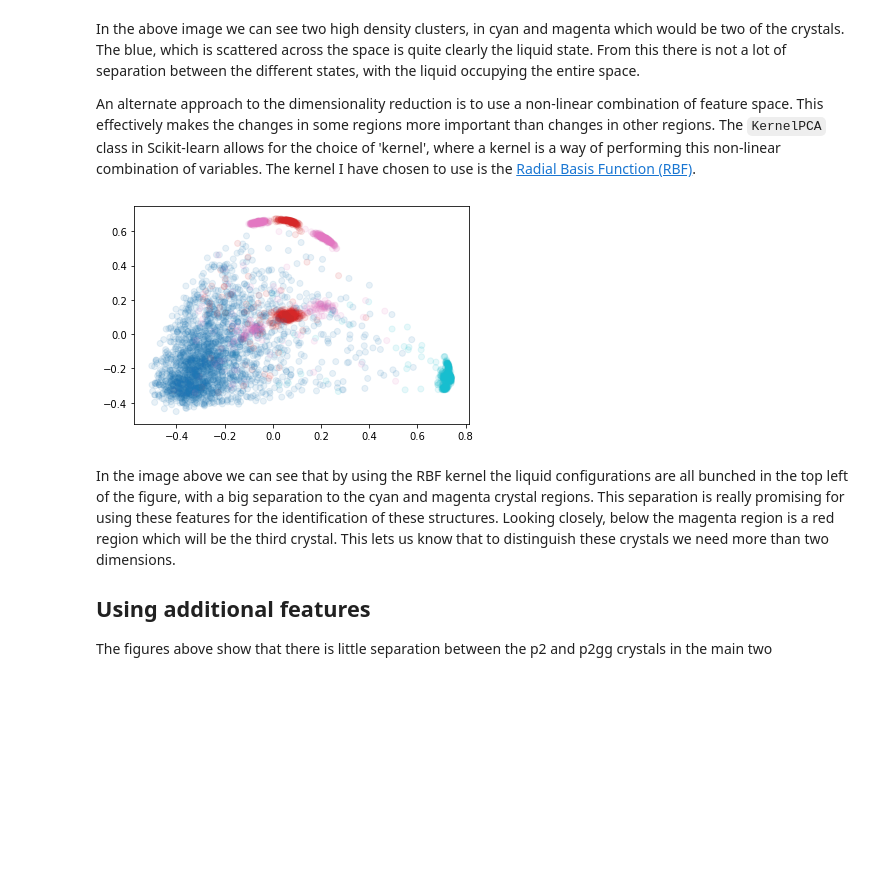
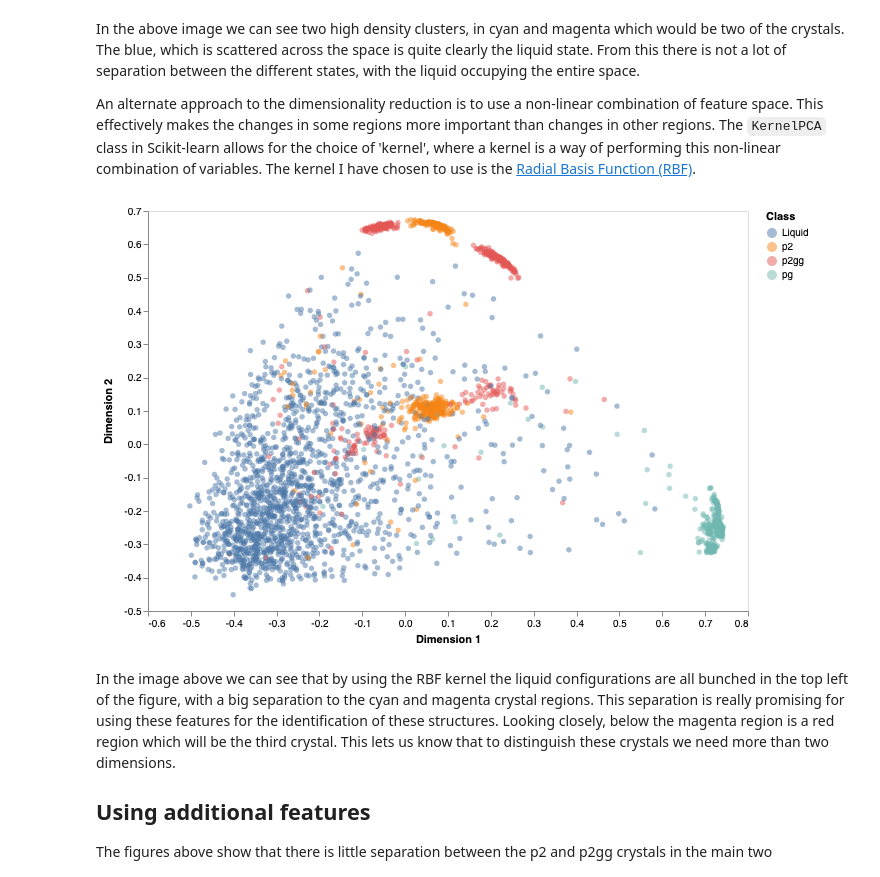
Before and after one commit to malramsay64/MLCrystals, a Jupyter notebook: notebooks/02_Features.ipynb, the cells around one changed output. Drawn from its saved outputs; the diff is of its cells as text; code cells hidden in the pictures; blank space fills up the shorter version.

```diff
--- a/notebooks/02_Features.ipynb
+++ b/notebooks/02_Features.ipynb
@@ -153,6 +153,7 @@ selection = np.random.randint(len(classes), size=4000)
 mask = classes[selection] < 4
 X_o = orientations[selection][mask]
 y = classes[selection][mask]
+y = pd.Categorical.from_codes(y, categories=["Liquid", "p2", "p2gg", "pg"])
 # %% [markdown]
 ### Visualisation
 
@@ -197,8 +201,9 @@ The `KernelPCA` class in Scikit-learn allows for the choice of 'kernel',
 where a kernel is a way of performing this non-linear combination of variables.
 The kernel I have chosen to use is the [Radial Basis Function (RBF)](http://scikit-learn.org/stable/modules/metrics.html#rbf-kernel).
 # %%
-kpca = KernelPCA(n_components=2, kernel='rbf')
+kpca = decomposition.KernelPCA(n_components=2, kernel='rbf')
 X_r = kpca.fit_transform(X_o)
-plt.scatter(X_r[:, 0], X_r[:, 1], alpha=.1, c=y, cmap='tab10');
+fig = figures.plot_dimensionality_reduction(X_r, y)
+fig
 # %% [output]
-[figure, old version]
+[figure, new version]
```
Also changed, not shown: parts of 15 cells of this notebook.
